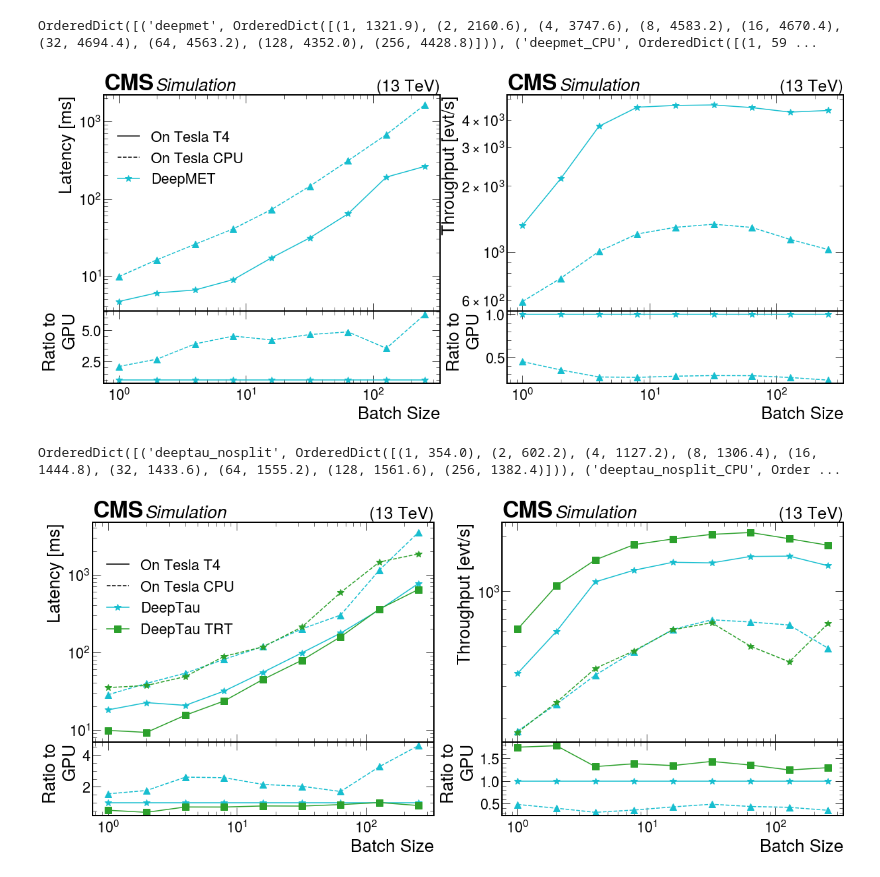
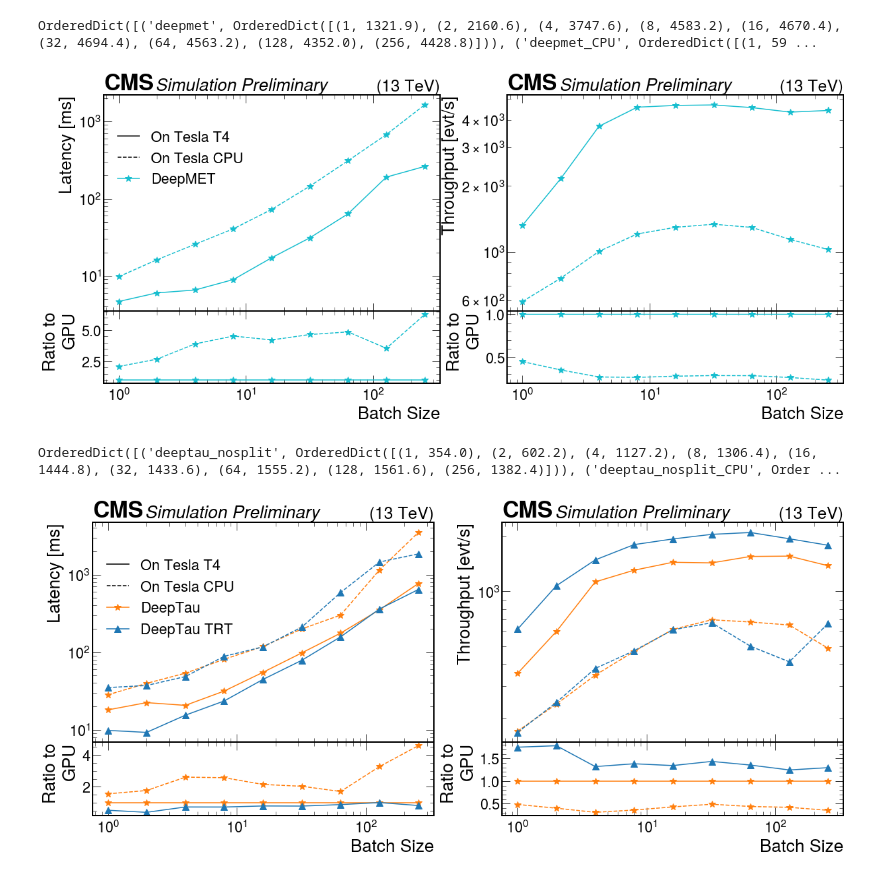
Before and after one commit to yongbinfeng/SONIC_miniAOD_paper_2022, a Jupyter notebook: Models_perf_analyzer_plots.ipynb, the cells around one changed output. Saved outputs shown, nothing was run; the diff lists cells and outputs as text; code cells hidden in the pictures.

Commit message:
plot changes from DPS approval

```diff
--- a/Models_perf_analyzer_plots.ipynb
+++ b/Models_perf_analyzer_plots.ipynb
@@ -1,3 +1,6 @@
+# %%
+#folder = 'plots_for_DPS/'
+folder = ''
 # %%
 import csv
 import os
@@ -118,13 +121,13 @@ def Plot(models, outputname):
     #axs[0, 1].legend()
 
     #hep.cms.label(label='Simulation', loc=0)
-    hep.cms.label(loc=0, ax=axs[0,0])
-    hep.cms.label(loc=0, ax=axs[0,1])
+    hep.cms.label(label='Preliminary', loc=0, ax=axs[0,0])
+    hep.cms.label(label='Preliminary', loc=0, ax=axs[0,1])
     #hep.cms.lumitext(text='Simulation', ax=None, fontname=None, fontsize=None)
 
     fig.subplots_adjust(hspace=0)
-    fig.savefig(f"{outputname}.png")
-    fig.savefig(f"{outputname}.pdf")
+    fig.savefig(folder+f"{outputname}.png")
+    fig.savefig(folder+f"{outputname}.pdf")
 Plot(['particlenet_AK4', 'particlenet_AK4_TRT', 'particlenet_AK4_PT', 'particlenet_AK4_CPU', 'particlenet_AK4_TRT_CPU', 'particlenet_AK4_PT_CPU'], 'latencies_throughputs_pn')
 #Plot(['particlenet_AK4', 'particlenet_AK4_PT'], 'Test')
 # %% [output]
@@ -196,7 +199,7 @@ labels = {
 }
 
 markers = ['*', '^', 's', '1']
-markers = ['*', '^', 's', '*', '^', 's']
+markers = ['*', '*', '^', 's', '*', '^', 's']
 linestyles = ['solid', 'dashed', 'solid', 'dashed', 'dashed', 'dashed']
 linecolors = ['tab:cyan', 'tab:cyan', 'tab:red', 'tab:orange', 'tab:green', 'tab:red']
 
@@ -251,17 +254,17 @@ def Plot(models, outputname):
     #axs[0, 1].legend()
 
     #hep.cms.label(label='Simulation', loc=0)
-    hep.cms.label(loc=0, ax=axs[0,0])
-    hep.cms.label(loc=0, ax=axs[0,1])
+    hep.cms.label(label='Preliminary', loc=0, ax=axs[0,0])
+    hep.cms.label(label='Preliminary', loc=0, ax=axs[0,1])
     #hep.cms.lumitext(text='Simulation', ax=None, fontname=None, fontsize=None)
 
     fig.subplots_adjust(hspace=0)
-    fig.savefig(f"{outputname}.png")
-    fig.savefig(f"{outputname}.pdf")
+    fig.savefig(folder+f"{outputname}.png")
+    fig.savefig(folder+f"{outputname}.pdf")
 Plot(['deepmet', 'deepmet_CPU'], 'latencies_throughputs_deepmet')
 # %% [output]
 OrderedDict([('deepmet', OrderedDict([(1, 1321.9), (2, 2160.6), (4, 3747.6), (8, 4583.2), (16, 4670.4), (32, 4694.4), (64, 4563.2), (128, 4352.0), (256, 4428.8)])), ('deepmet_CPU', OrderedDict([(1, 59 ...
-[figure, old version]
+[figure, new version]
 # %%
 throughputs = OrderedDict()
 latencys = OrderedDict()
@@ -312,9 +315,10 @@ labels = {
 }
 
 markers = ['*', '^', 's', '1']
-markers = ['*', '^', 's', '*', '^', 's']
+markers = ['*', '*', '^', '^', 's', '*', '^', 's']
 linestyles = ['solid', 'dashed', 'solid', 'dashed', 'dashed', 'dashed']
-linecolors = ['tab:cyan', 'tab:cyan', 'tab:green', 'tab:green', 'tab:green', 'tab:red']
+#linecolors = ['tab:cyan', 'tab:cyan', 'tab:green', 'tab:green', 'tab:green', 'tab:red']
+linecolors = ['tab:orange', 'tab:orange', 'tab:blue', 'tab:blue', 'tab:green', 'tab:red']
 
 # make some throughputs and latency plots
 def Plot(models, outputname):
@@ -347,38 +351,38 @@ def Plot(models, outputname):
         if(i > 1):
             break
 
     axs[1, 0].set_xlabel('Batch Size')
     axs[1, 0].set_ylabel('Ratio to\nGPU')
     axs[1, 0].set_xscale('log')
     axs[0, 0].set_ylabel('Latency [ms]')
     axs[0, 0].set_yscale('log')
     axs[0, 0].set_xticklabels([])
     axs[0, 0].set_xscale('log')
     #axs[0, 0].text(1, 300, 'Solid line: Tesla T4; Dashed line: CPU', fontsize = 22)
     axs[0, 0].legend()
 
     axs[1, 1].set_xlabel('Batch Size')
     axs[1, 1].set_ylabel('Ratio to\nGPU')
     axs[1, 1].set_xscale('log')
     axs[0, 1].set_ylabel('Throughput [evt/s]')
     axs[0, 1].set_yscale('log')
     axs[0, 1].set_xticklabels([])
     axs[0, 1].set_xscale('log')
     #axs[0, 1].legend()
 
     #hep.cms.label(label='Simulation', loc=0)
-    hep.cms.label(loc=0, ax=axs[0,0])
-    hep.cms.label(loc=0, ax=axs[0,1])
+    hep.cms.label(label='Preliminary', loc=0, ax=axs[0,0])
+    hep.cms.label(label='Preliminary', loc=0, ax=axs[0,1])
     #hep.cms.lumitext(text='Simulation', ax=None, fontname=None, fontsize=None)
 
     fig.subplots_adjust(hspace=0)
-    fig.savefig(f"{outputname}.png")
-    fig.savefig(f"{outputname}.pdf")
+    fig.savefig(folder+f"{outputname}.png")
+    fig.savefig(folder+f"{outputname}.pdf")
 Plot(['deeptau_nosplit', 'deeptau_nosplit_CPU', 'deeptau_nosplit_trt', 'deeptau_nosplit_trt_CPU'], 'latencies_throughputs_deeptau')
 #Plot(['particlenet_AK4', 'particlenet_AK4_PT'], 'Test')
 # %% [output]
 OrderedDict([('deeptau_nosplit', OrderedDict([(1, 354.0), (2, 602.2), (4, 1127.2), (8, 1306.4), (16, 1444.8), (32, 1433.6), (64, 1555.2), (128, 1561.6), (256, 1382.4)])), ('deeptau_nosplit_CPU', Order ...
-[figure, old version]
+[figure, new version]
 # %%
 throughputs = OrderedDict()
 latencys = OrderedDict()
```
Also changed, not shown: parts of 2 cells of this notebook, 5 other files.
